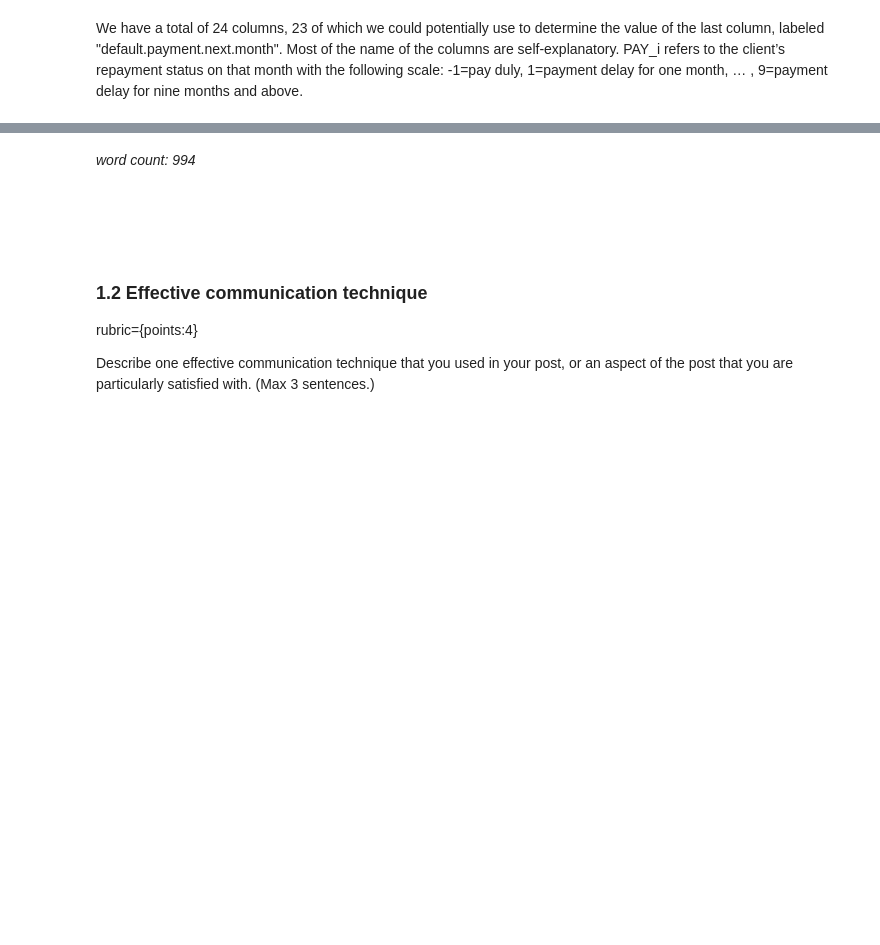
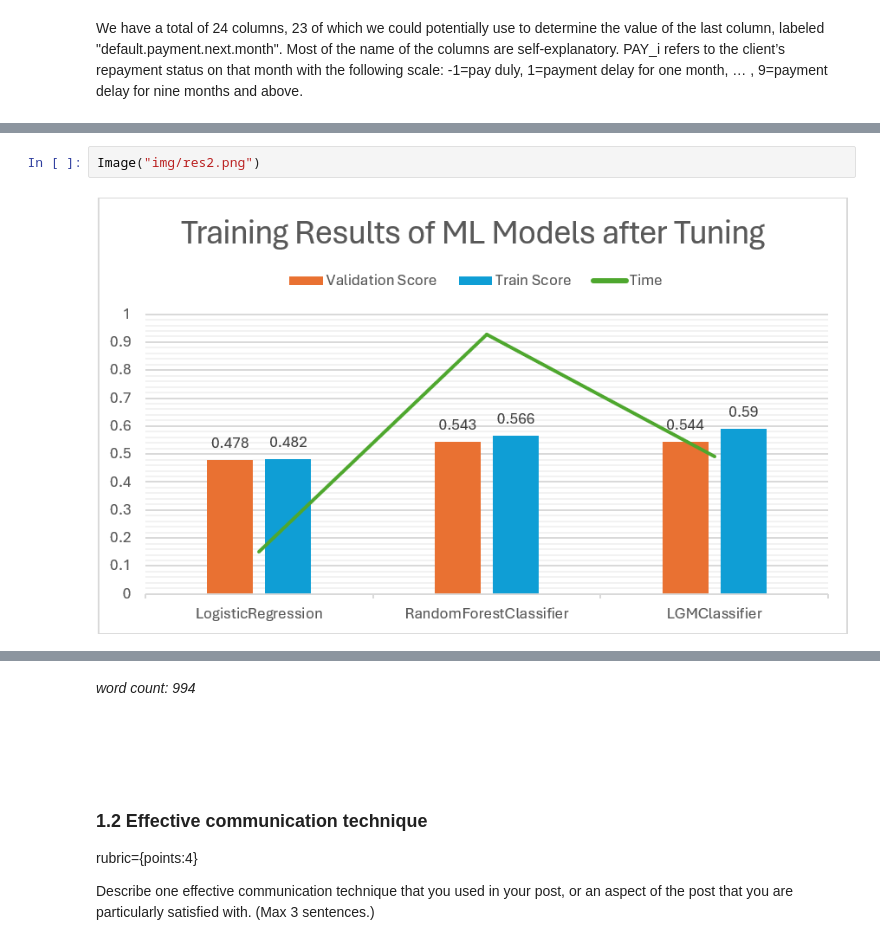
Before and after one commit to jessicapatricia012/CPSC-330-HW9, a Jupyter notebook: hw9.ipynb, the cells around one changed output, grey strips where cells are left out. Saved outputs shown, nothing was run; the diff lists cells and outputs as text; blank space fills up the shorter version.

```diff
--- a/hw9.ipynb
+++ b/hw9.ipynb
@@ -139,0 +121,4 @@ Finally, knowledge on the dataset and domain is crucial. Since I am not an exper
+# %%
+Image("img/res2.png")
+# %% [output]
+[figure, added]
```
Also changed, not shown: parts of 9 cells of this notebook.
